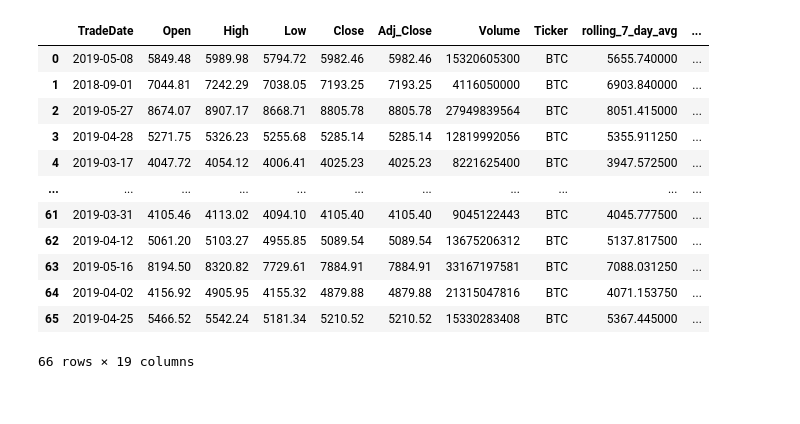
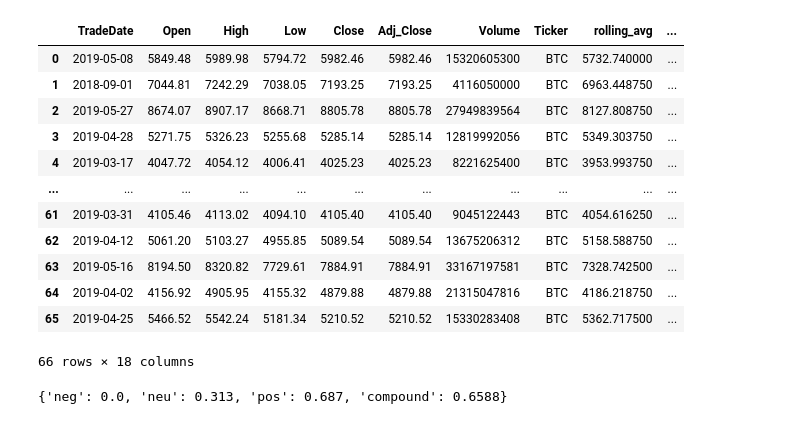
Before and after one commit to vikkumar2021/Cryptopunks, a Jupyter notebook: cse6242_group_project_data_cleaning_mockup.ipynb, the cells around one changed output. Saved outputs shown, nothing was run; the diff lists cells and outputs as text; code cells hidden in the pictures.

```diff
--- a/cse6242_group_project_data_cleaning_mockup.ipynb
+++ b/cse6242_group_project_data_cleaning_mockup.ipynb
@@ -203,25 +314,31 @@ AnalysisException: cannot resolve 'rolling_20_day_avg' given input columns: [btc
 # %%
-df_joined.toPandas()
+from IPython.display import display
+
+display(pandas_df)
 # %% [output]
-|  | TradeDate | Open | High | Low | Close | Adj_Close | Volume | Ticker | rolling_7_day_avg | ... |
-| 0 | 2019-05-08 | 5849.48 | 5989.98 | 5794.72 | 5982.46 | 5982.46 | 15320605300 | BTC | 5655.740000 | ... |
-| 1 | 2018-09-01 | 7044.81 | 7242.29 | 7038.05 | 7193.25 | 7193.25 | 4116050000 | BTC | 6903.840000 | ... |
-| 2 | 2019-05-27 | 8674.07 | 8907.17 | 8668.71 | 8805.78 | 8805.78 | 27949839564 | BTC | 8051.415000 | ... |
-| 3 | 2019-04-28 | 5271.75 | 5326.23 | 5255.68 | 5285.14 | 5285.14 | 12819992056 | BTC | 5355.911250 | ... |
-| 4 | 2019-03-17 | 4047.72 | 4054.12 | 4006.41 | 4025.23 | 4025.23 | 8221625400 | BTC | 3947.572500 | ... |
+|  | TradeDate | Open | High | Low | Close | Adj_Close | Volume | Ticker | rolling_avg | ... |
+| 0 | 2019-05-08 | 5849.48 | 5989.98 | 5794.72 | 5982.46 | 5982.46 | 15320605300 | BTC | 5732.740000 | ... |
+| 1 | 2018-09-01 | 7044.81 | 7242.29 | 7038.05 | 7193.25 | 7193.25 | 4116050000 | BTC | 6963.448750 | ... |
+| 2 | 2019-05-27 | 8674.07 | 8907.17 | 8668.71 | 8805.78 | 8805.78 | 27949839564 | BTC | 8127.808750 | ... |
+| 3 | 2019-04-28 | 5271.75 | 5326.23 | 5255.68 | 5285.14 | 5285.14 | 12819992056 | BTC | 5349.303750 | ... |
+| 4 | 2019-03-17 | 4047.72 | 4054.12 | 4006.41 | 4025.23 | 4025.23 | 8221625400 | BTC | 3953.993750 | ... |
 | ... | ... | ... | ... | ... | ... | ... | ... | ... | ... | ... |
-| 61 | 2019-03-31 | 4105.46 | 4113.02 | 4094.10 | 4105.40 | 4105.40 | 9045122443 | BTC | 4045.777500 | ... |
-| 62 | 2019-04-12 | 5061.20 | 5103.27 | 4955.85 | 5089.54 | 5089.54 | 13675206312 | BTC | 5137.817500 | ... |
-| 63 | 2019-05-16 | 8194.50 | 8320.82 | 7729.61 | 7884.91 | 7884.91 | 33167197581 | BTC | 7088.031250 | ... |
-| 64 | 2019-04-02 | 4156.92 | 4905.95 | 4155.32 | 4879.88 | 4879.88 | 21315047816 | BTC | 4071.153750 | ... |
-| 65 | 2019-04-25 | 5466.52 | 5542.24 | 5181.34 | 5210.52 | 5210.52 | 15330283408 | BTC | 5367.445000 | ... |
+| 61 | 2019-03-31 | 4105.46 | 4113.02 | 4094.10 | 4105.40 | 4105.40 | 9045122443 | BTC | 4054.616250 | ... |
+| 62 | 2019-04-12 | 5061.20 | 5103.27 | 4955.85 | 5089.54 | 5089.54 | 13675206312 | BTC | 5158.588750 | ... |
+| 63 | 2019-05-16 | 8194.50 | 8320.82 | 7729.61 | 7884.91 | 7884.91 | 33167197581 | BTC | 7328.742500 | ... |
+| 64 | 2019-04-02 | 4156.92 | 4905.95 | 4155.32 | 4879.88 | 4879.88 | 21315047816 | BTC | 4186.218750 | ... |
+| 65 | 2019-04-25 | 5466.52 | 5542.24 | 5181.34 | 5210.52 | 5210.52 | 15330283408 | BTC | 5362.717500 | ... |
-66 rows × 19 columns
+66 rows × 18 columns
 # %%
-# from nltk.sentiment import SentimentIntensityAnalyzer
+from nltk.sentiment import SentimentIntensityAnalyzer
 
-# sia.polarity_scores("this is awesome!")
+sia = SentimentIntensityAnalyzer()
+
+sia.polarity_scores("this is awesome!")
 # print(sia.polarity_scores("【毎日プレゼント企画】"))
 # print(sia.polarity_scores('È appena uscito un nuovo video! LES CRYPTOMONNAIES QUI PULVÉRISENT BITCOIN EN 2019 https://t.co/yCsQMvRnyS'))
+# %% [output]
+{'neg': 0.0, 'neu': 0.313, 'pos': 0.687, 'compound': 0.6588}
 # %%
 # Price to SMA Ratio
 # MACD (moving average converging divergence)
```
Also changed, not shown: parts of 1 cell of this notebook, 1 other file.
